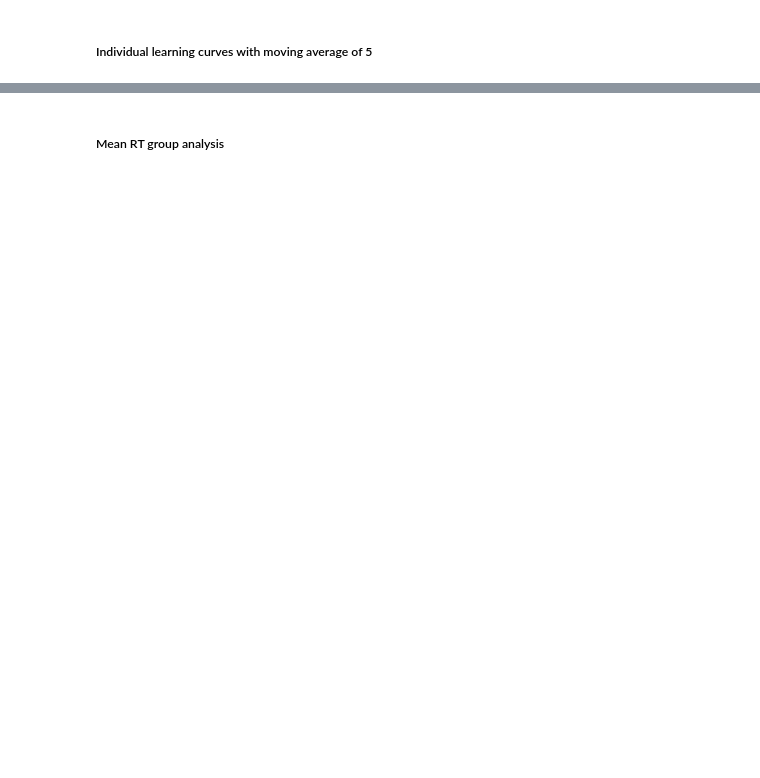
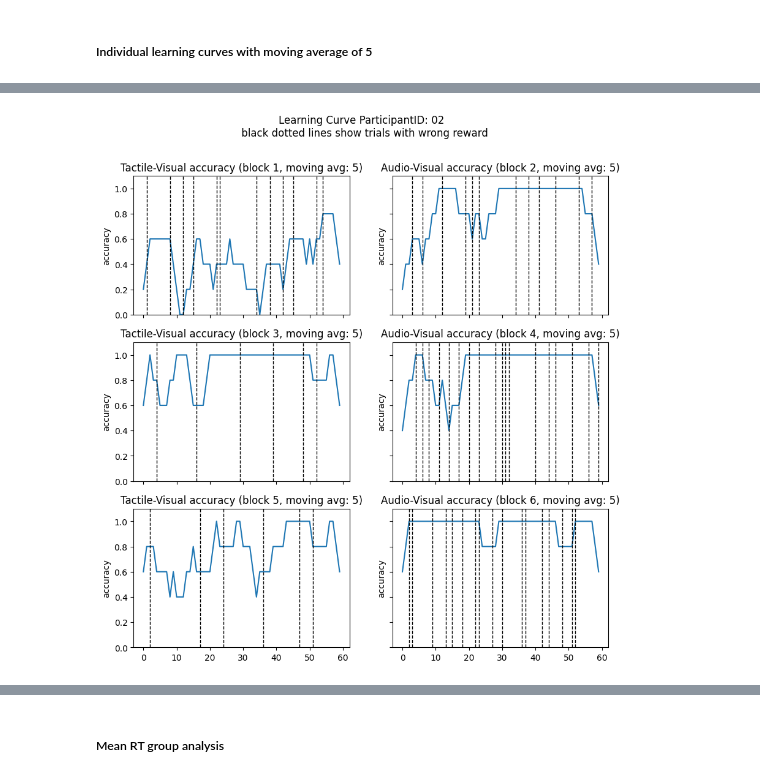
Before and after one commit to ruffgroup/multlearn, a Jupyter notebook: Modelling/Data analysis/accuracy_plots.ipynb, the cells around one changed output, grey strips where cells are left out. Drawn from its saved outputs; the diff is of its cells as text; code cells hidden in the pictures; blank space fills up the shorter version.

```diff
--- a/Modelling/Data analysis/accuracy_plots.ipynb
+++ b/Modelling/Data analysis/accuracy_plots.ipynb
@@ -151,0 +161,4 @@ def plotAccuracy(participantID, ww, method):
+# %%
+plotAccuracy('02', 5, method='same')
+# %% [output]
+[figure, added]
```
Also changed, not shown: parts of 10 cells of this notebook.
